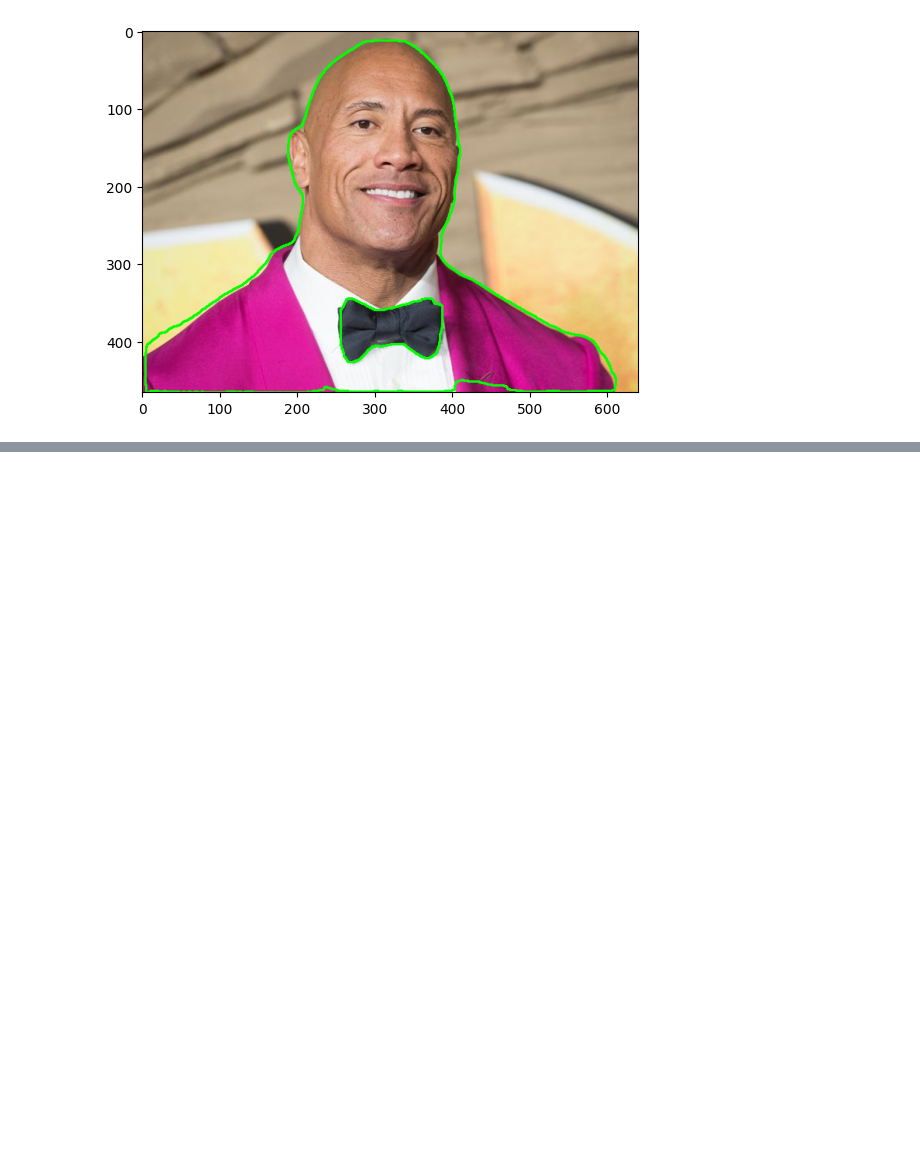
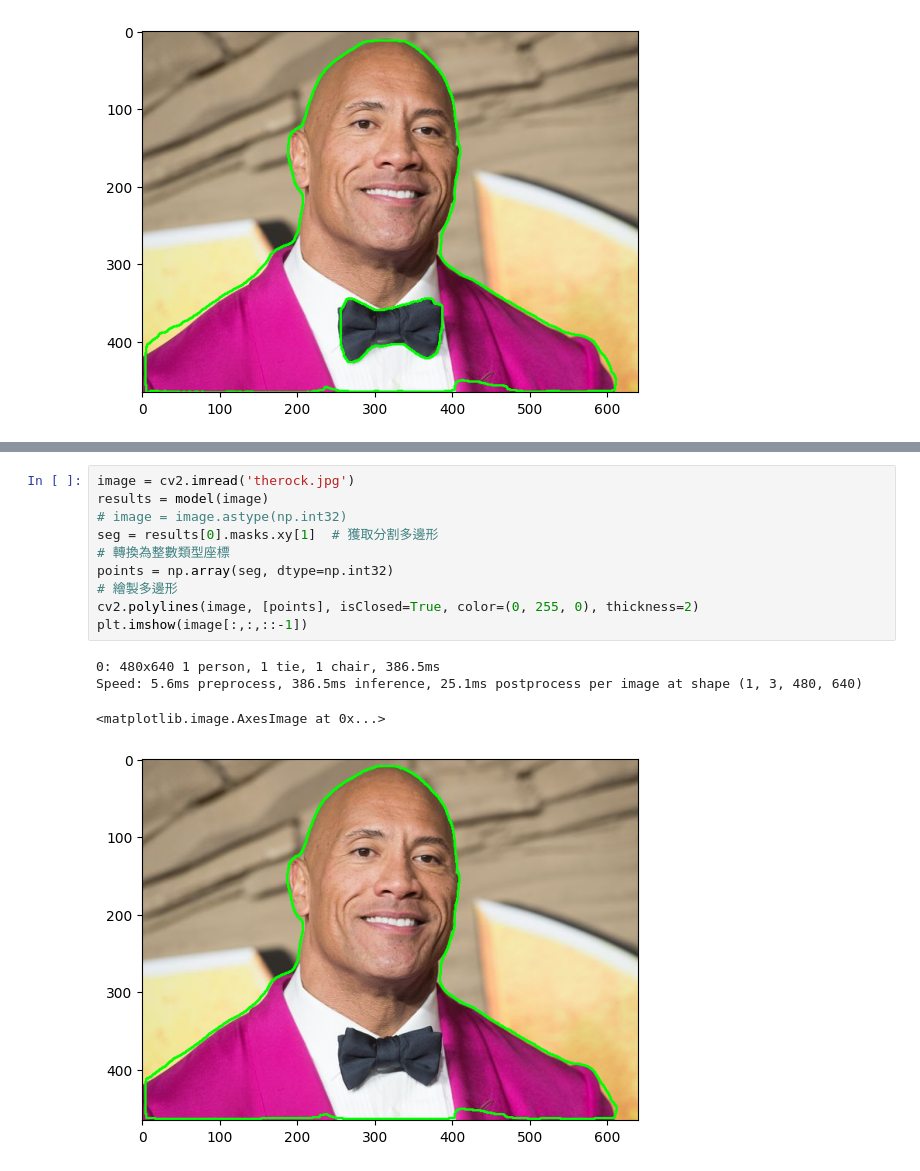
Before and after one commit to vcdemy/20240530, a Jupyter notebook: 20240530筆記.ipynb, the cells around one changed output, grey strips where cells are left out. Saved outputs shown, nothing was run; the diff lists cells and outputs as text; blank space fills up the shorter version.

```diff
--- a/20240530筆記.ipynb
+++ b/20240530筆記.ipynb
@@ -108,0 +145,15 @@ Speed: 14.5ms preprocess, 279.4ms inference, 8.5ms postprocess per image at shap
+# %%
+image = cv2.imread('therock.jpg')
+results = model(image)
+# image = image.astype(np.int32)
+seg = results[0].masks.xy[1]  # 獲取分割多邊形
+# 轉換為整數類型座標
+points = np.array(seg, dtype=np.int32)
+# 繪製多邊形
+cv2.polylines(image, [points], isClosed=True, color=(0, 255, 0), thickness=2)
+plt.imshow(image[:,:,::-1])
+# %% [output]
+0: 480x640 1 person, 1 tie, 1 chair, 386.5ms
+Speed: 5.6ms preprocess, 386.5ms inference, 25.1ms postprocess per image at shape (1, 3, 480, 640)
+<matplotlib.image.AxesImage at 0x...>
+[figure, added]
```
Also changed, not shown: parts of 2 cells of this notebook.
